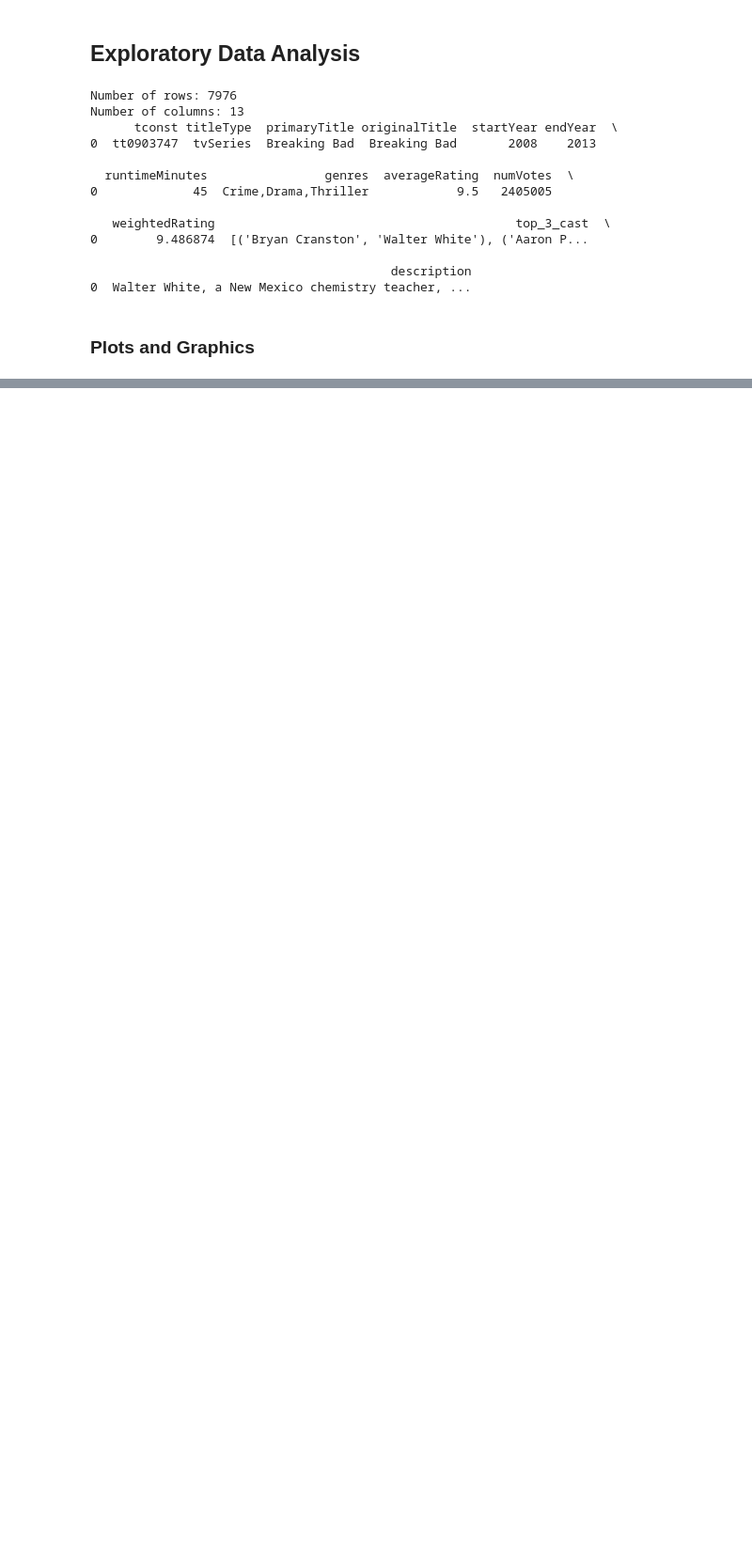
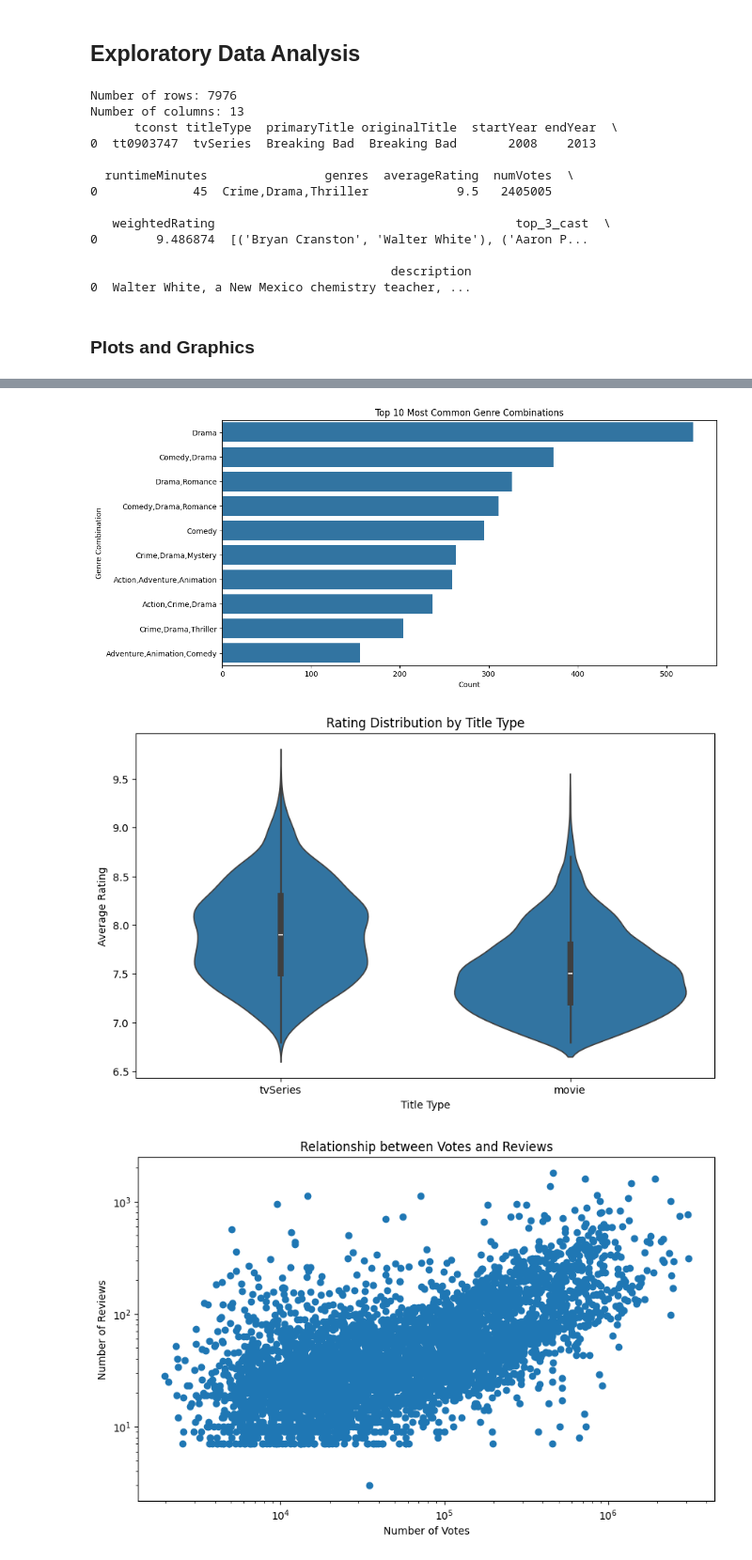
Before and after one commit to FranciscoAlves124/PRI, a Jupyter notebook: eda.ipynb, the cells around one changed output, grey strips where cells are left out. Shown at 94% size. Drawn from its saved outputs; the diff is of its cells as text; code cells hidden in the pictures; blank space fills up the shorter version.

```diff
--- a/eda.ipynb
+++ b/eda.ipynb
@@ -63,0 +187,38 @@ plt.show()
+# %%
+# Genre Combination Analysis
+plt.figure(figsize=(12, 6))
+genre_combinations = data['genres'].value_counts().head(10)
+sns.barplot(x=genre_combinations.values, y=genre_combinations.index)
+plt.title('Top 10 Most Common Genre Combinations')
+plt.xlabel('Count')
+plt.ylabel('Genre Combination')
+plt.show()
+
+# Rating Distribution by Type
+plt.figure(figsize=(10, 6))
+sns.violinplot(data=title_reviews, x='titleType', y='averageRating')
+plt.title('Rating Distribution by Title Type')
+plt.xlabel('Title Type')
+plt.ylabel('Average Rating')
+plt.show()
+
+# Reviews vs Votes Analysis
+plt.figure(figsize=(10, 6))
+plt.scatter(title_reviews['numVotes'], title_reviews['review_count'])
+plt.xlabel('Number of Votes')
+plt.ylabel('Number of Reviews')
+plt.title('Relationship between Votes and Reviews')
+plt.xscale('log')
+plt.yscale('log')
+plt.show()
+
+# Print Additional Genre Statistics
+print("\nGenre Statistics:")
+print("Average ratings by genre:")
+print(genres_split.groupby('genres')['averageRating'].mean().sort_values(ascending=False).head())
+print("\nMost reviewed genres:")
+print(genres_split.groupby('genres').size().sort_values(ascending=False).head())
+# %% [output]
+[figure, added]
+[figure, added]
+[figure, added]
```
Also changed, not shown: parts of 7 cells of this notebook, 1 other file.
